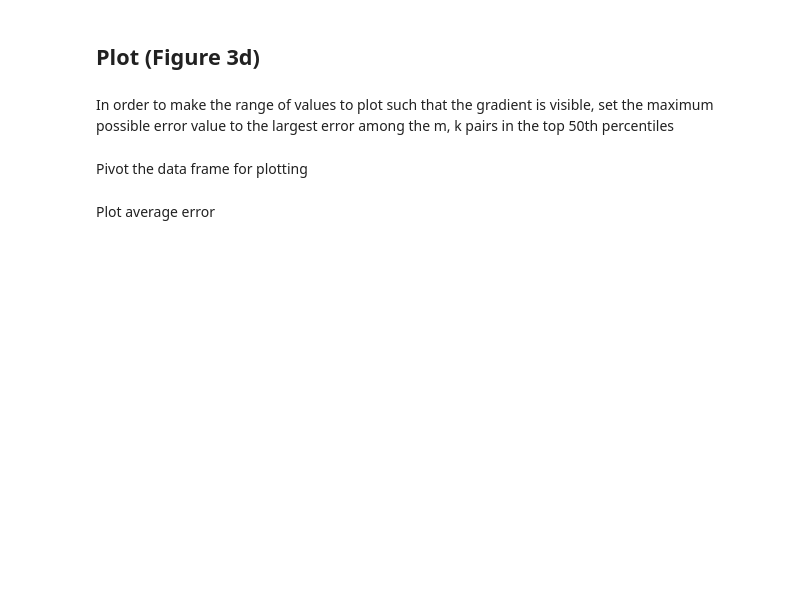
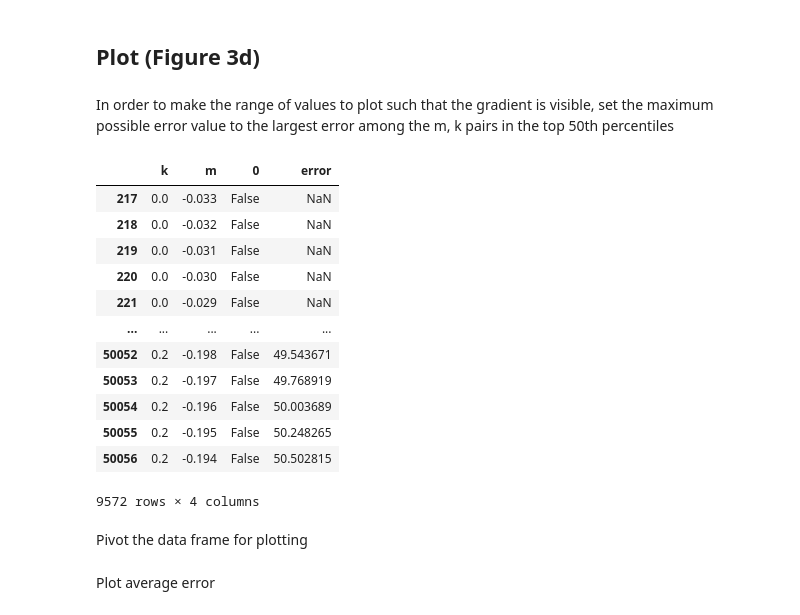
Before and after one commit to NLM-DIR/clonal-tumor-dynamics, a Jupyter notebook: Figure_3d.ipynb, the cells around one changed output. Saved outputs shown, nothing was run; the diff lists cells and outputs as text; code cells hidden in the pictures; blank space fills up the shorter version.

```diff
--- a/Figure_3d.ipynb
+++ b/Figure_3d.ipynb
@@ -81,3 +112,19 @@ avg_results["error"] = [min(e, max_err) for e in avg_results["error"]]
+# %%
+avg_results[avg_results["error"] != max_err]
+# %% [output]
+|  | k | m | 0 | error |
+| 217 | 0.0 | -0.033 | False | NaN |
+| 218 | 0.0 | -0.032 | False | NaN |
+| 219 | 0.0 | -0.031 | False | NaN |
+| 220 | 0.0 | -0.030 | False | NaN |
+| 221 | 0.0 | -0.029 | False | NaN |
+| ... | ... | ... | ... | ... |
+| 50052 | 0.2 | -0.198 | False | 49.543671 |
+| 50053 | 0.2 | -0.197 | False | 49.768919 |
+| 50054 | 0.2 | -0.196 | False | 50.003689 |
+| 50055 | 0.2 | -0.195 | False | 50.248265 |
+| 50056 | 0.2 | -0.194 | False | 50.502815 |
+9572 rows × 4 columns
 # %% [markdown]
 Pivot the data frame for plotting
 # %%
```
Also changed, not shown: parts of 8 cells of this notebook, 8 other files.
